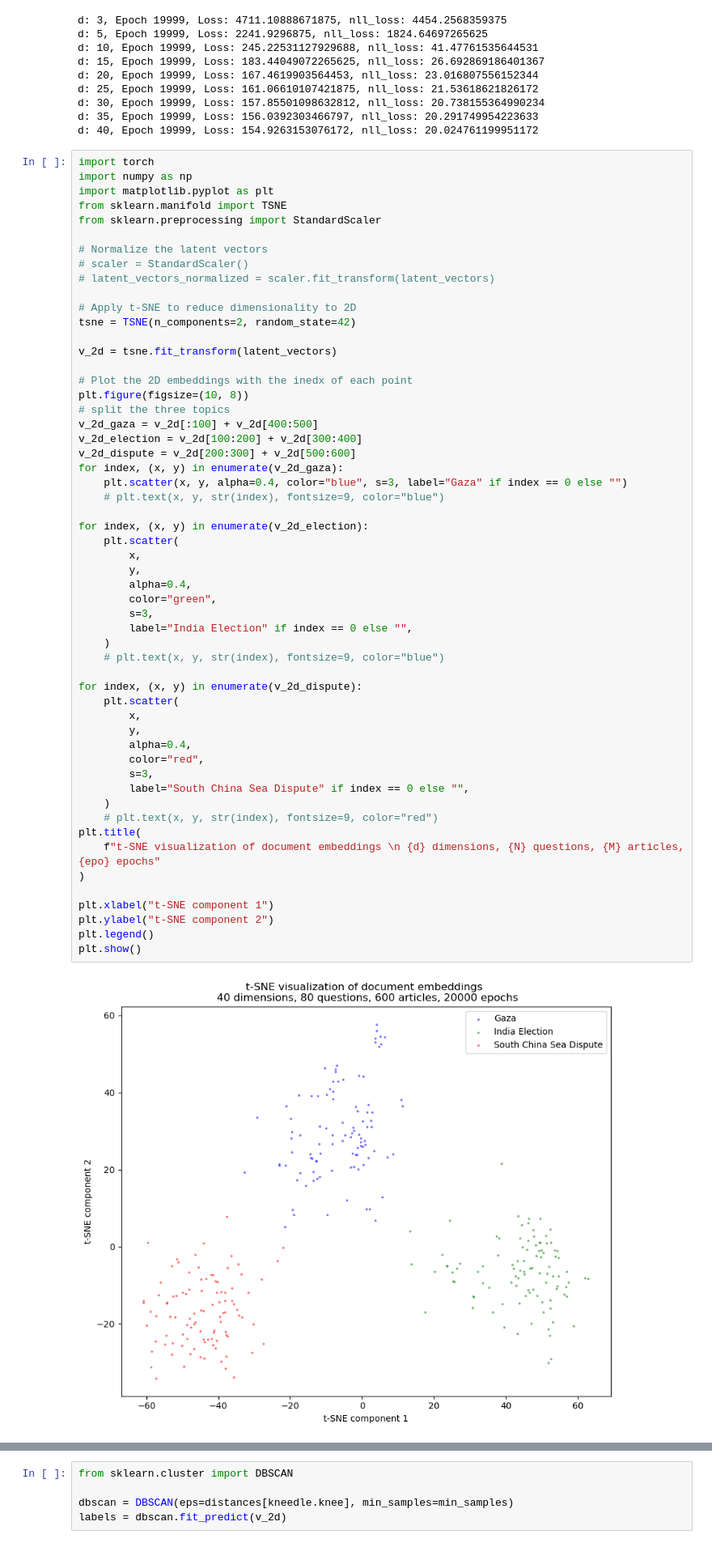
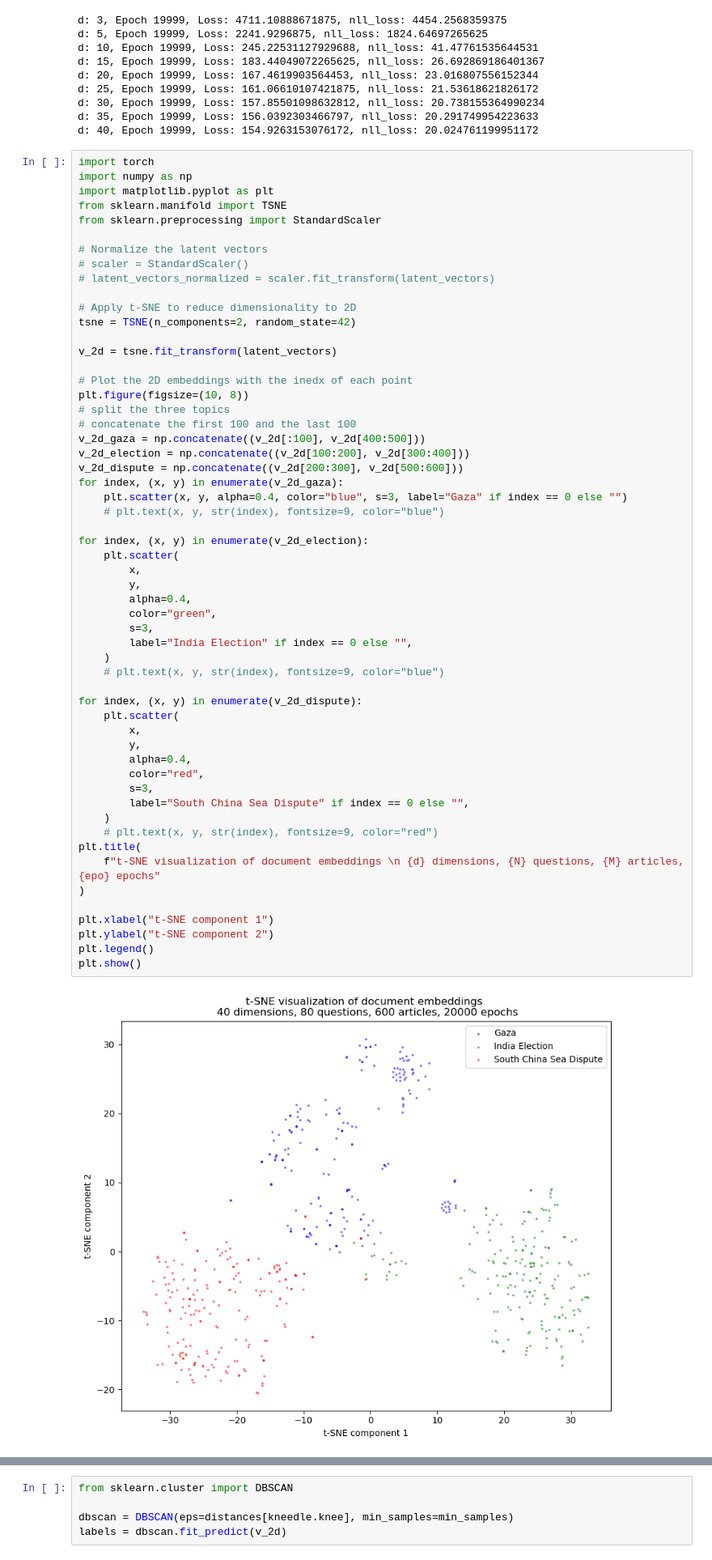
Before and after one commit to nogibjj/NarrativeNexus, a Jupyter notebook: FM/FMCD.ipynb, the cells around one changed output, grey strips where cells are left out. Shown at 81% size. Cells and saved outputs as stored; diff of their text form.

```diff
--- a/FM/FMCD.ipynb
+++ b/FM/FMCD.ipynb
@@ -216,9 +216,10 @@ v_2d = tsne.fit_transform(latent_vectors)
 # Plot the 2D embeddings with the inedx of each point
 plt.figure(figsize=(10, 8))
 # split the three topics
-v_2d_gaza = v_2d[:100] + v_2d[400:500]
-v_2d_election = v_2d[100:200] + v_2d[300:400]
-v_2d_dispute = v_2d[200:300] + v_2d[500:600]
+# concatenate the first 100 and the last 100
+v_2d_gaza = np.concatenate((v_2d[:100], v_2d[400:500]))
+v_2d_election = np.concatenate((v_2d[100:200], v_2d[300:400]))
+v_2d_dispute = np.concatenate((v_2d[200:300], v_2d[500:600]))
 for index, (x, y) in enumerate(v_2d_gaza):
     plt.scatter(x, y, alpha=0.4, color="blue", s=3, label="Gaza" if index == 0 else "")
     # plt.text(x, y, str(index), fontsize=9, color="blue")
@@ -226,34 +227,34 @@ for index, (x, y) in enumerate(v_2d_gaza):
 for index, (x, y) in enumerate(v_2d_election):
     plt.scatter(
         x,
         y,
         alpha=0.4,
         color="green",
         s=3,
         label="India Election" if index == 0 else "",
     )
     # plt.text(x, y, str(index), fontsize=9, color="blue")
 
 for index, (x, y) in enumerate(v_2d_dispute):
     plt.scatter(
         x,
         y,
         alpha=0.4,
         color="red",
         s=3,
         label="South China Sea Dispute" if index == 0 else "",
     )
     # plt.text(x, y, str(index), fontsize=9, color="red")
 plt.title(
     f"t-SNE visualization of document embeddings \n {d} dimensions, {N} questions, {M} articles, {epo} epochs"
 )
 
 plt.xlabel("t-SNE component 1")
 plt.ylabel("t-SNE component 2")
 plt.legend()
 plt.show()
 # %% [output]
-[figure, old version]
+[figure, new version]
 # %%
 from sklearn.neighbors import NearestNeighbors
 from kneed import KneeLocator
```
